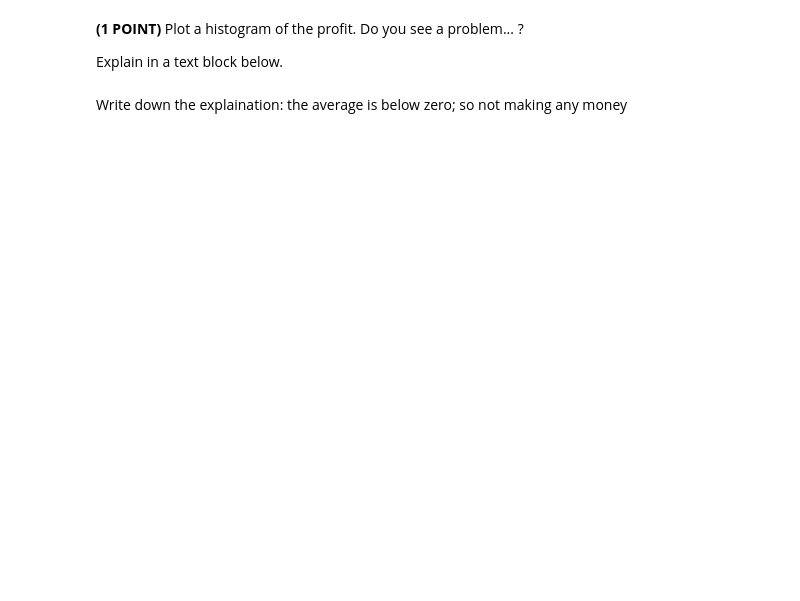
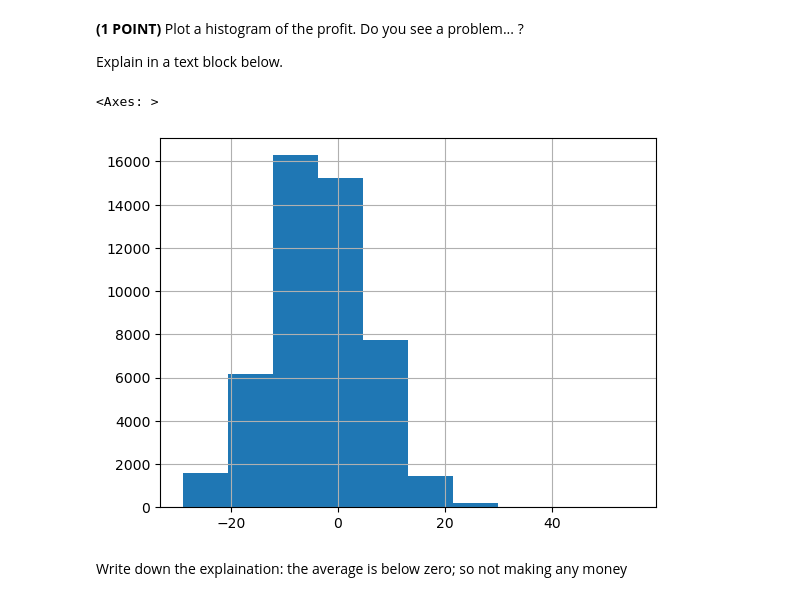
Before and after one commit to dappon4/CMSC320_GithubAssignment1_Spring2024_DrAlam, a Jupyter notebook: CMSC320-Homework01-Part1-Pandas.ipynb, the cells around one changed output. Drawn from its saved outputs; the diff is of its cells as text; code cells hidden in the pictures; blank space fills up the shorter version.

```diff
--- a/CMSC320-Homework01-Part1-Pandas.ipynb
+++ b/CMSC320-Homework01-Part1-Pandas.ipynb
@@ -198,3 +258,20 @@ Create a histogram that visualizes the frequency of each pizza category. Use the
 Now you need to load another dataset named "costs_ingredients.csv" in the directory.
 # %% [markdown]
 The company forgot to calculate their profit! Recall that profit is revenue minus total **costs** to the company. You are given a list below of the integredient costs. Using these costs, compute first the total cost of each order, and then the respective revenue. **Hints: You may need to do some python code  with pandas**
+# %%
+costs = pd.read_csv("costs_ingredients.csv").transpose()
+costs = costs.squeeze()
+
+def calc_cost(ingredients):
+    cost = 0
+    ingredients_list = ingredients.split(",")
+    for ingredient in ingredients_list:
+        cost += costs[ingredient]
+    return cost
+
+cost_df = df["pizza_ingredients"].apply(calc_cost)
+revenue_df = df["revenue"]
+
+profit_df = revenue_df - cost_df
+
+profit_df
@@ -202,5 +292,10 @@ The company forgot to calculate their profit! Recall that profit is revenue minu
 **(1 POINT)** Plot a histogram of the profit. Do you see a problem... ?
 
 Explain in a text block below.
+# %%
+profit_df.hist()
+# %% [output]
+<Axes: >
+[figure, added]
 # %% [markdown]
 Write down the explaination: the average is below zero; so not making any money
```
Also changed, not shown: parts of 12 cells of this notebook.
